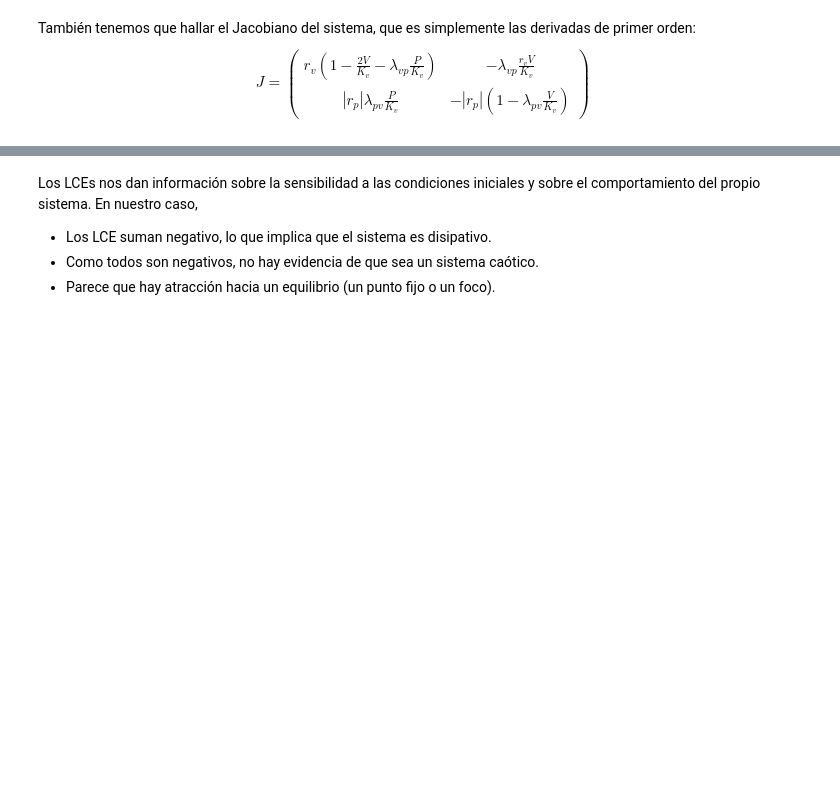
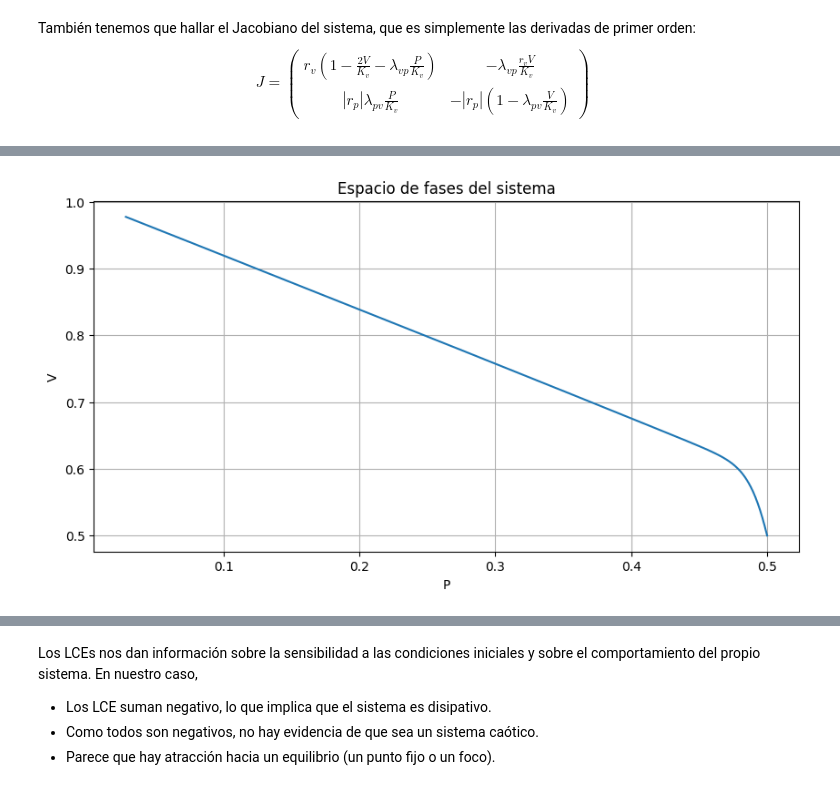
Before and after one commit to jenriquezafra/TFG, a Jupyter notebook: Draft.ipynb, the cells around one changed output, grey strips where cells are left out. Saved outputs shown, nothing was run; the diff lists cells and outputs as text; code cells hidden in the pictures; blank space fills up the shorter version.

```diff
--- a/Draft.ipynb
+++ b/Draft.ipynb
@@ -213 +244,12 @@ plt.show()
+# %%
+# 3. Espacio de fases
+plt.figure(figsize=(10, 5))
+plt.plot(P_sol, V_sol)
+plt.xlabel('P')
+plt.ylabel('V')
+plt.title('Espacio de fases del sistema')
+plt.grid()
+plt.show()
+# %% [output]
+[figure, added]
 # %% [markdown]
```
Also changed, not shown: parts of 10 cells of this notebook.
